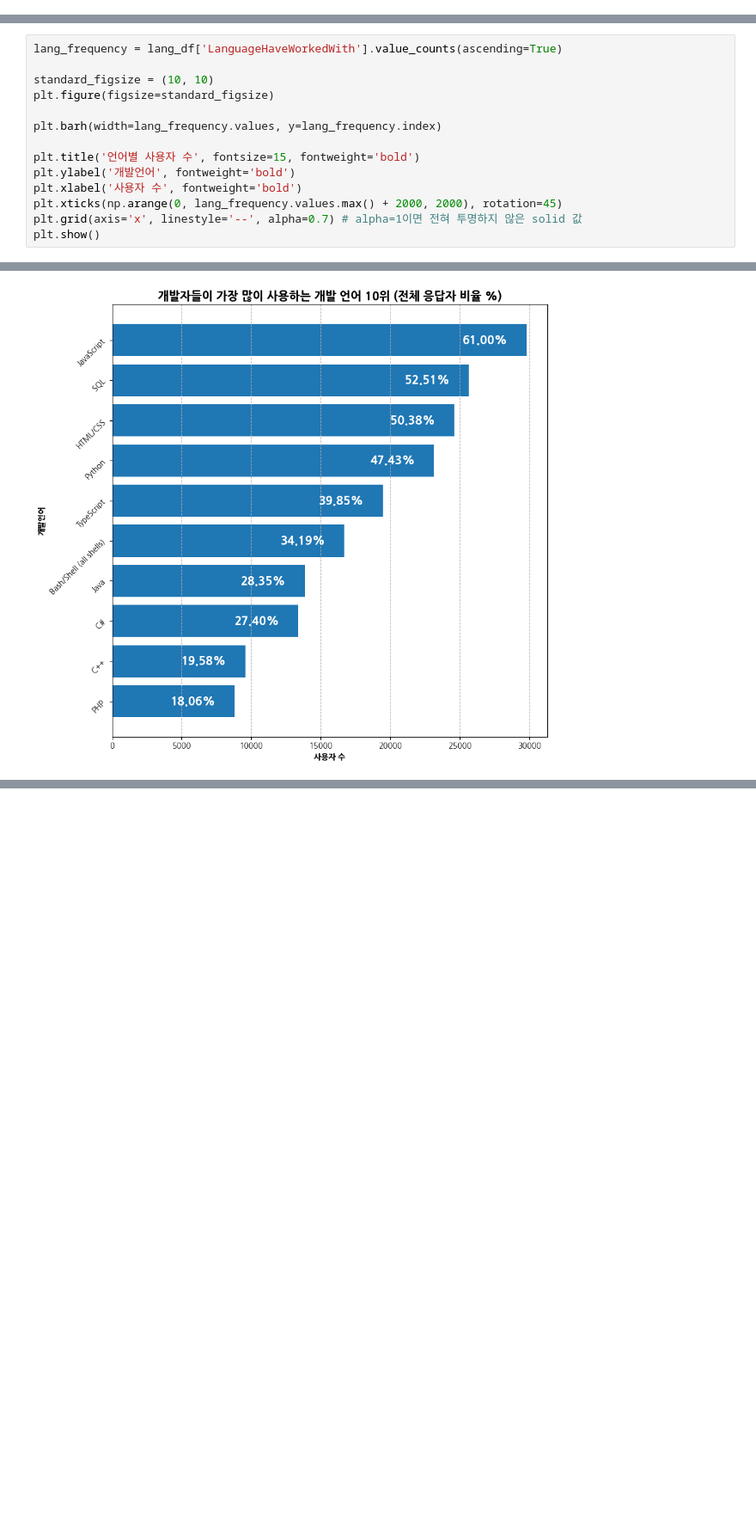
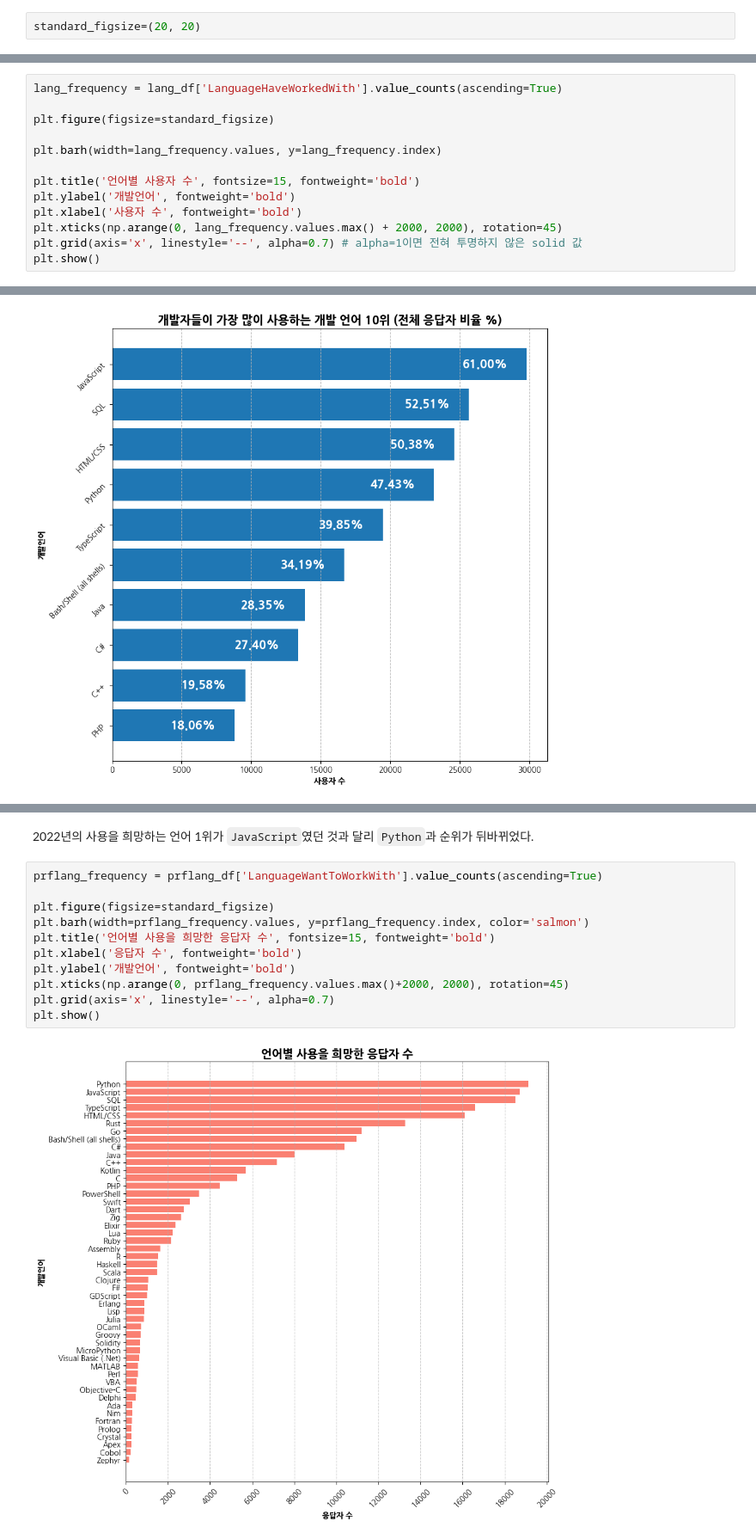
Before and after one commit to sol-commits/developer_survey_analysis_2024, a Jupyter notebook: analysis.ipynb, the cells around one changed output, grey strips where cells are left out. Shown at 86% size. Cells and saved outputs as stored; diff of their text form; blank space fills up the shorter version.

```diff
--- a/analysis.ipynb
+++ b/analysis.ipynb
@@ -43,3 +49,5 @@ DATA_DEVS = ['Data or business analyst', 'Data scientist or machine learning spe
+# %%
+standard_figsize=(20, 20)
 # %% [markdown]
 ## get_flattened_list(), get_unique_values() 함수
 # %% [markdown]
@@ -1365,7 +1412,6 @@ memory usage: 23.8+ MB
 # %%
 lang_frequency = lang_df['LanguageHaveWorkedWith'].value_counts(ascending=True)
 
-standard_figsize = (10, 10)
 plt.figure(figsize=standard_figsize)
 
 plt.barh(width=lang_frequency.values, y=lang_frequency.index)
@@ -1421,0 +1472,15 @@ plt.show()
+# %% [markdown]
+2022년의 사용을 희망하는 언어 1위가 `JavaScript`였던 것과 달리 `Python`과 순위가 뒤바뀌었다.
+# %%
+prflang_frequency = prflang_df['LanguageWantToWorkWith'].value_counts(ascending=True)
+
+plt.figure(figsize=standard_figsize)
+plt.barh(width=prflang_frequency.values, y=prflang_frequency.index, color='salmon')
+plt.title('언어별 사용을 희망한 응답자 수', fontsize=15, fontweight='bold')
+plt.xlabel('응답자 수', fontweight='bold')
+plt.ylabel('개발언어', fontweight='bold')
+plt.xticks(np.arange(0, prflang_frequency.values.max()+2000, 2000), rotation=45)
+plt.grid(axis='x', linestyle='--', alpha=0.7)
+plt.show()
+# %% [output]
+[figure, added]
```
Also changed, not shown: parts of 60 cells of this notebook.
